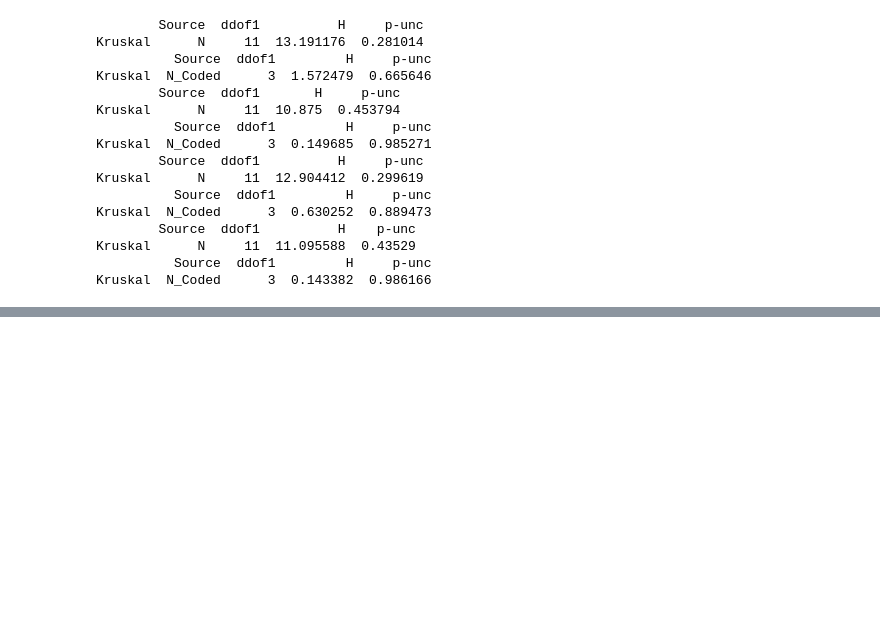
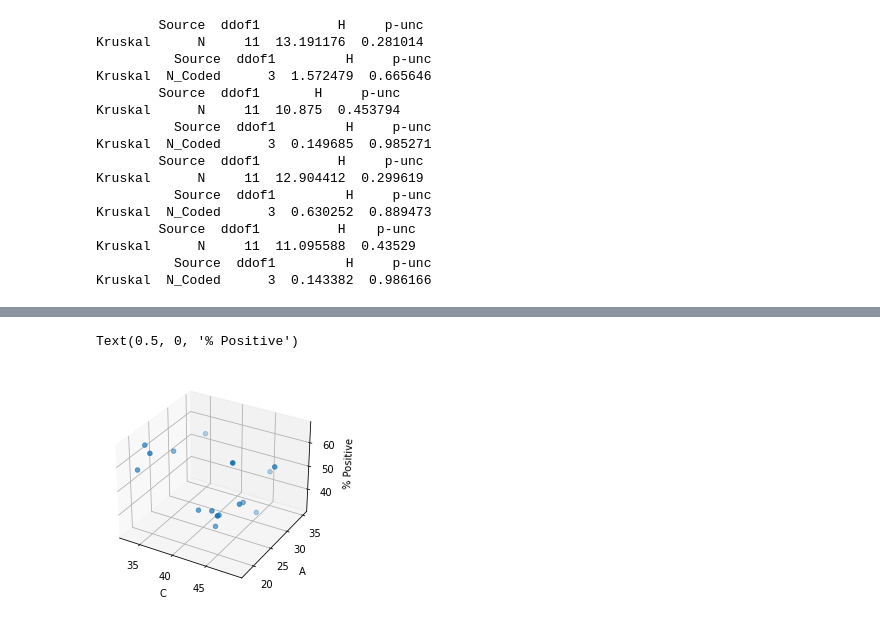
Before and after one commit to leosilva/peerj_computer_science_2022, a Jupyter notebook: Notebooks/Algorithms Statistics.ipynb, the cells around one changed output, grey strips where cells are left out. Saved outputs shown, nothing was run; the diff lists cells and outputs as text; code cells hidden in the pictures; blank space fills up the shorter version.

```diff
--- a/Notebooks/Algorithms Statistics.ipynb
+++ b/Notebooks/Algorithms Statistics.ipynb
@@ -95,12 +113,6 @@ def create_tweets_pd(data, id_user):
     return tweets_pd
 # %%
 # VADER X OPLEXICON
-
-tweets = [data[d]['tweets'] for d in data]
-
-final_tweets = []
-for i in tweets:
-    final_tweets.extend(i)
 
 df = pd.DataFrame(final_tweets)
 
@@ -227,11 +239,5 @@ rdf
 # %%
 # VADER X SENTISTRENGTH
-
-tweets = [data[d]['tweets'] for d in data]
-
-final_tweets = []
-for i in tweets:
-    final_tweets.extend(i)
 
 df = pd.DataFrame(final_tweets)
 
@@ -335,11 +341,5 @@ rdf
 # %%
 # VADER X SENTILEXPT
-
-tweets = [data[d]['tweets'] for d in data]
-
-final_tweets = []
-for i in tweets:
-    final_tweets.extend(i)
 
 df = pd.DataFrame(final_tweets)
 
@@ -1270,0 +1298,14 @@ Kruskal  N_Coded      3  0.143382  0.986166
+# %%
+fig = plt.figure()
+ax = fig.add_subplot(111, projection='3d')
+x1 = df["C"]
+x2 = df["A"]
+y = df['por_pos']
+ax.scatter(x1, x2, y, marker='o')
+# Set axis labels
+ax.set_xlabel('C')
+ax.set_ylabel('A')
+ax.set_zlabel('% Positive')
+# %% [output]
+Text(0.5, 0, '% Positive')
+[figure, added]
```
Also changed, not shown: parts of 43 cells of this notebook, 3 other files.
